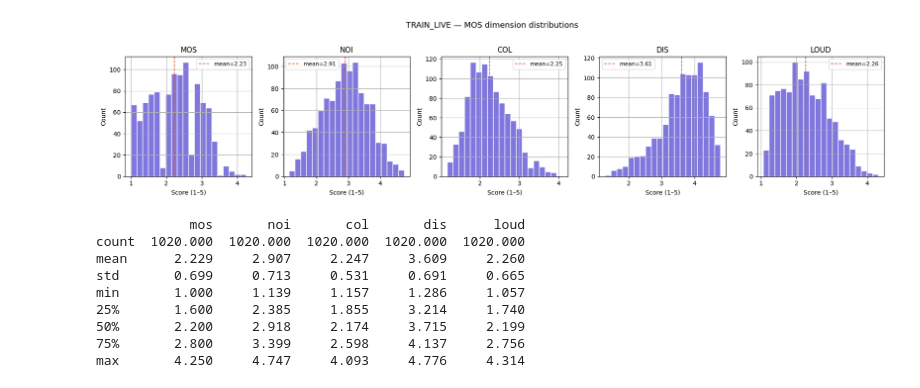
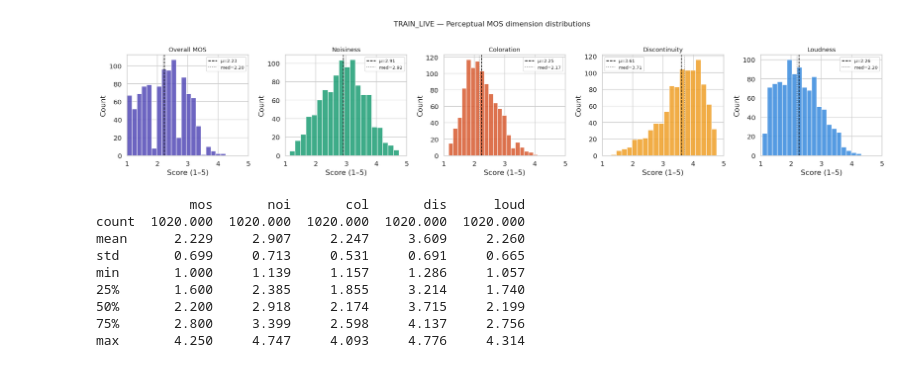
Before and after one commit to hindyros/phronetic-ai-audioinpainting, a Jupyter notebook: data/eda/english/NISQA_corpus_eda.ipynb, the cells around one changed output. Cells and saved outputs as stored; diff of their text form; code cells hidden in the pictures.

```diff
--- a/data/eda/english/NISQA_corpus_eda.ipynb
+++ b/data/eda/english/NISQA_corpus_eda.ipynb
@@ -79,23 +148,36 @@ dtype: int64
 # %%
-dims = ["mos", "noi", "col", "dis", "loud"]
+dims       = ["mos", "noi", "col", "dis", "loud"]
+dim_labels = {
+    "mos" : "Overall MOS",
+    "noi" : "Noisiness",
+    "col" : "Coloration",
+    "dis" : "Discontinuity",
+    "loud": "Loudness"
+}
+colors = ["#534AB7", "#1D9E75", "#D85A30", "#EF9F27", "#378ADD"]
 
-fig, axes = plt.subplots(1, 5, figsize=(18, 4))
+fig, axes = plt.subplots(1, 5, figsize=(20, 4))
 
-for ax, dim in zip(axes, dims):
-    train_live[dim].hist(bins=20, ax=ax, color="#7F77DD", edgecolor="white")
-    ax.set_title(dim.upper(), fontsize=12)
+for ax, dim, color in zip(axes, dims, colors):
+    data = train_live[dim].dropna()
+    ax.hist(data, bins=20, color=color, edgecolor="white", alpha=0.85)
+    ax.axvline(data.mean(), color="black", linestyle="--", linewidth=1.2,
+               label=f"μ={data.mean():.2f}")
+    ax.axvline(data.median(), color="gray", linestyle=":", linewidth=1.2,
+               label=f"med={data.median():.2f}")
+    ax.set_title(dim_labels[dim], fontsize=11)
     ax.set_xlabel("Score (1–5)")
     ax.set_ylabel("Count")
-    ax.axvline(train_live[dim].mean(), color="#D85A30", linestyle="--", linewidth=1.2, label=f"mean={train_live[dim].mean():.2f}")
-    ax.legend(fontsize=9)
+    ax.legend(fontsize=8)
+    ax.set_xlim(1, 5)
 
-plt.suptitle("TRAIN_LIVE — MOS dimension distributions", fontsize=13, y=1.02)
+plt.suptitle("TRAIN_LIVE — Perceptual MOS dimension distributions", fontsize=13, y=1.02)
 plt.tight_layout()
 plt.show()
 
 print(train_live[dims].describe().round(3))
 # %% [output]
-[figure, old version]
+[figure, new version]
             mos       noi       col       dis      loud
 count  1020.000  1020.000  1020.000  1020.000  1020.000
 mean      2.229     2.907     2.247     3.609     2.260
```
Also changed, not shown: parts of 21 cells of this notebook.
